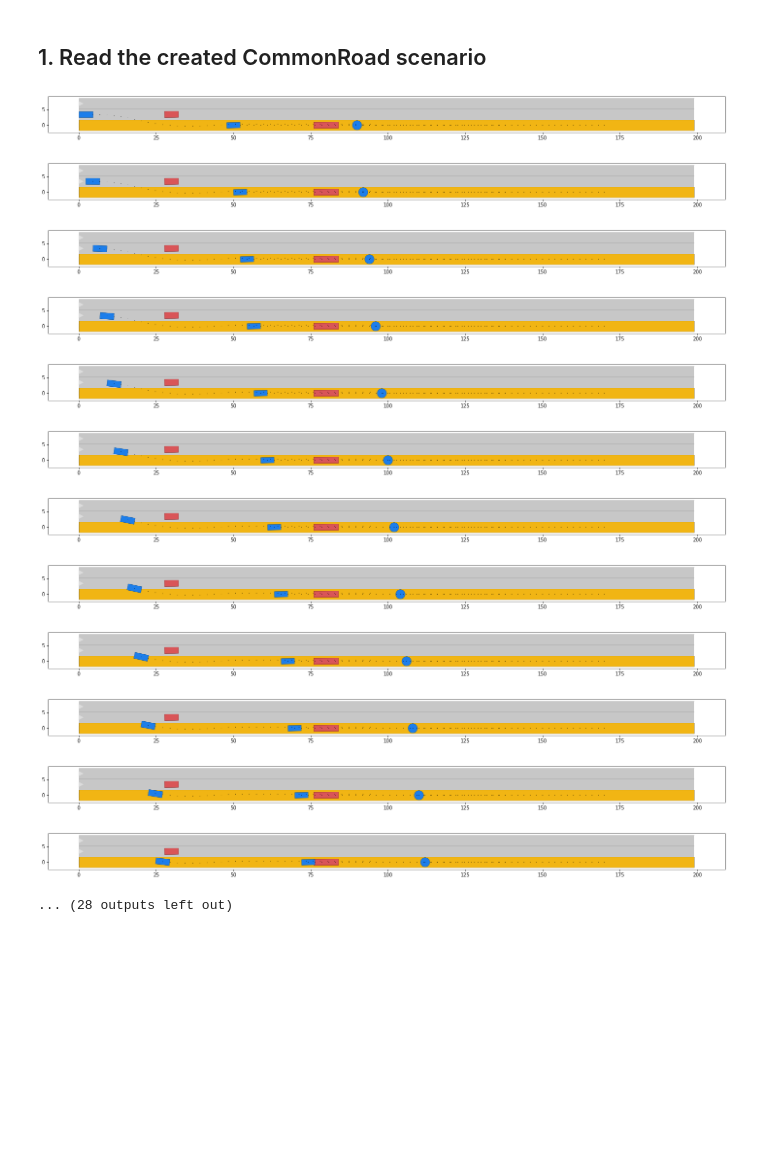
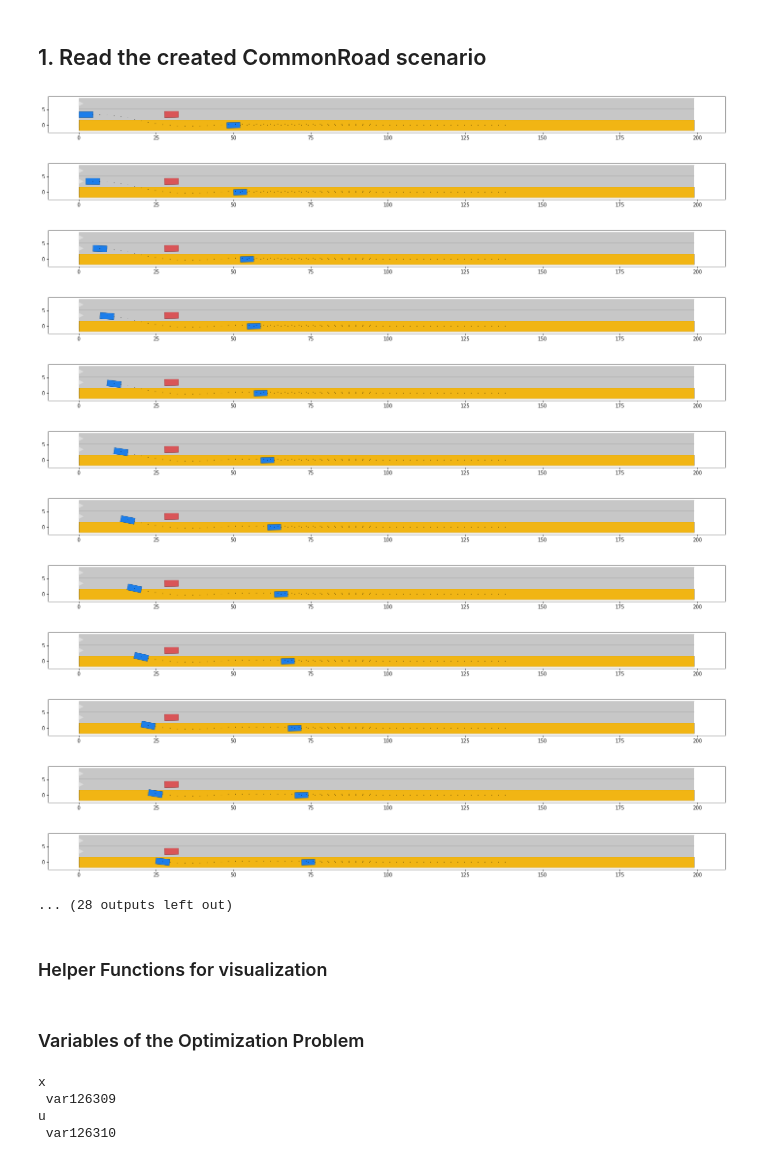
Before and after one commit to simzhi/CarlaPractices, a Jupyter notebook: commonroad_IO/Tutorial_2_Variational_Trajectory_Planning.ipynb, the cells around one changed output. Cells and saved outputs as stored; diff of their text form; code cells hidden in the pictures; blank space fills up the shorter version.

```diff
--- a/commonroad_IO/Tutorial_2_Variational_Trajectory_Planning.ipynb
+++ b/commonroad_IO/Tutorial_2_Variational_Trajectory_Planning.ipynb
@@ -3,33 +3,35 @@
 # %%
 %matplotlib inline
 import os
 import matplotlib.pyplot as plt
 from commonroad.common.file_reader import CommonRoadFileReader
 from commonroad.visualization.mp_renderer import MPRenderer
 
 # load the CommonRoad scenario that has been created in the CommonRoad tutorial
-file_path = os.path.join(os.getcwd(), '/home/zhihao/PycharmProjects/CarlaPractices/commonroad_IO/ZAM_Tutorial-1_1_T-z1.xml')
+file_path = os.path.join(os.getcwd(), '/home/zhihao/PycharmProjects/CarlaPractices/scenario_xml/ZAM_Tutorial-1_1_T-1.xml')
 
 scenario, planning_problem_set = CommonRoadFileReader(file_path).open()
 
 # plot the scenario for each time step
 for i in range(0, 40):
     plt.figure(figsize=(25, 10))
     rnd = MPRenderer()
     scenario.draw(rnd, draw_params={'time_begin': i})
     planning_problem_set.draw(rnd)
     rnd.render()
 # %% [output]
-[figure, old version]
+[figure, new version]
-[figure, old version]
+[figure, new version]
-[figure, old version]
+[figure, new version]
-[figure, old version]
+[figure, new version]
-[figure, old version]
+[figure, new version]
-[figure, old version]
+[figure, new version]
-[figure, old version]
+[figure, new version]
-[figure, old version]
+[figure, new version]
-[figure, old version]
+[figure, new version]
-[figure, old version]
+[figure, new version]
-[figure, old version]
+[figure, new version]
-[figure, old version]
+[figure, new version]
 ... (28 outputs left out)
+# %% [markdown]
+### Helper Functions for visualization
@@ -35,0 +119,39 @@ for i in range(0, 40):
+# %% [markdown]
+### Variables of the Optimization Problem
+# %%
+# problem data
+N  = 40  # number of time steps
+n  = 4   # length of state vector
+m  = 1   # length of input vector
+dT = scenario.dt # time step
+
+
+# set up variables
+x = Variable(shape=(n,N+1)) # optimization vector x contains n states per time step
+print("x \n",x)
+u = Variable(shape=(N)) # optimization vector u contains 1 state
+print("u \n",u)
+# set up constraints
+c = TIConstraints()
+c.a_min = -6 # Minimum feasible acceleration of vehicle
+c.a_max = 6 # Maximum feasible acceleration of vehicle 6->3
+c.s_min = 0 # Minimum allowed position
+c.s_max = 100 # Maximum allowed position
+c.v_min = 0 # Minimum allowed velocity (no driving backwards!)
+c.v_max = 35 # Maximum allowed velocity (speed limit)
+c.j_min = -15 # Minimum allowed jerk
+c.j_max = 15 # Maximum allowed jerk
+
+# weights for cost function
+w_s = 0
+w_v = 8
+w_a = 2
+w_j = 2
+Q = npy.eye(n)*npy.transpose(npy.array([w_s,w_v,w_a,w_j]))
+w_u = 1
+R = w_u
+# %% [output]
+x
+ var126309
+u
+ var126310
```
Also changed, not shown: parts of 15 cells of this notebook, 3 other files.
